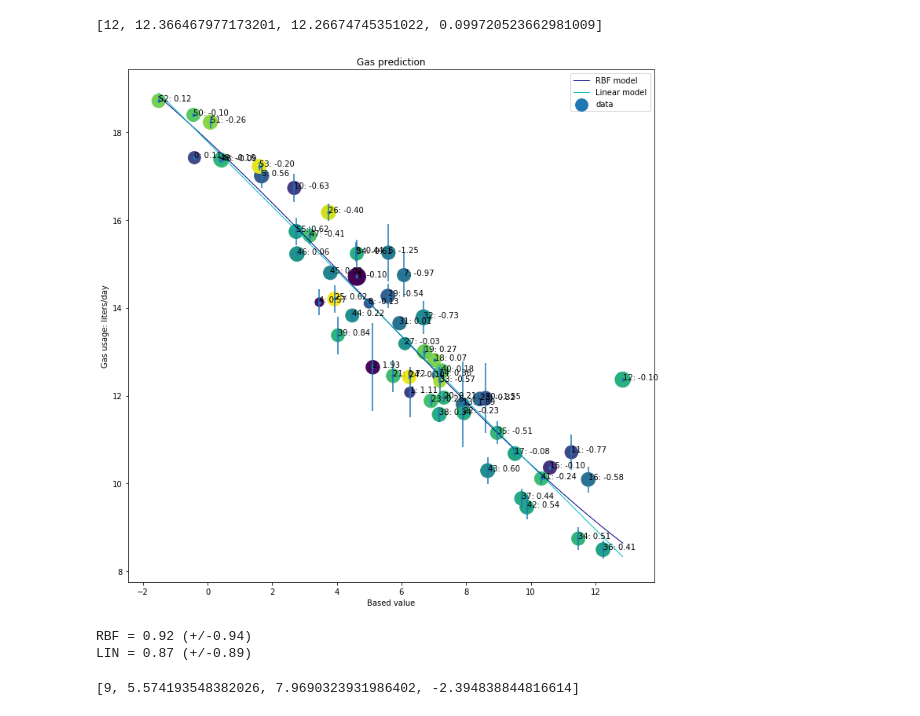
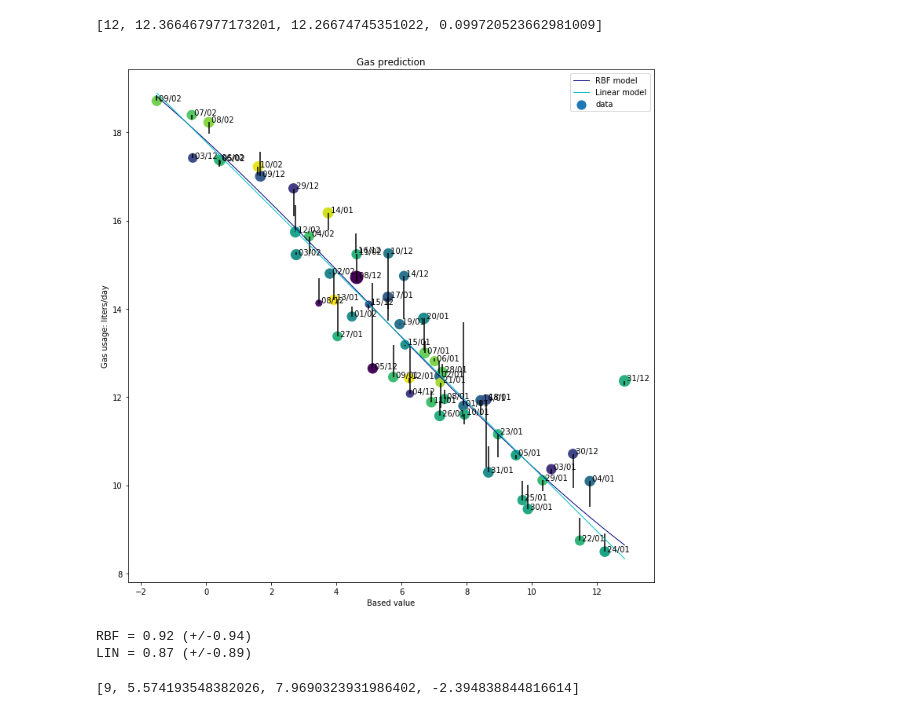
Before and after one commit to SergeyAnokhin/jupyter, a Jupyter notebook: gas usage.ipynb, the cells around one changed output. Cells and saved outputs as stored; diff of their text form; code cells hidden in the pictures.

Commit message:
imrouve visualization with dates

```diff
--- a/gas usage.ipynb
+++ b/gas usage.ipynb
@@ -122,39 +123,42 @@ fit_rbf_1d = svr_rbf.fit(X, gas_Y, wieghts)
 fit_lin_1d = svr_lin.fit(X, gas_Y, wieghts)
 
 y_rbf = fit_rbf_1d.predict(sampling_X)
 y_lin = fit_lin_1d.predict(sampling_X)
 y_rbf_OnX = fit_rbf.predict(all_X)
 
-barerror = cHelper.Normalize(np.absolute(y_rbf_OnX - gas_Y))*1.0
+barerror = y_rbf_OnX - gas_Y # cHelper.Normalize(np.absolute( ))*1.0
 color = cHelper.Normalize(fl2temp_X)
-annotation = y_rbf_OnX - gas_Y #np.array(fl2temp_X).reshape(len(fl2temp_X))
-size = cHelper.Normalize(durations)*500.0
+annotation = time_keys #np.array(fl2temp_X).reshape(len(fl2temp_X))
+size = cHelper.Normalize(durations)*250.0
 
 lw = 1
 fig = plt.figure(figsize=(12, 12))
 ax = fig.add_subplot(111)
 ax.plot(sampling_X, y_rbf, color='navy', lw=lw, label='RBF model')
 ax.plot(sampling_X, y_lin, color='c', lw=lw, label='Linear model')
-ax.errorbar(X, gas_Y, yerr=barerror, fmt='.')
+#ax.errorbar(X, gas_Y, yerr=barerror, fmt='.')
+ax.vlines(X, gas_Y, gas_Y + barerror)
 ax.scatter(X, gas_Y, c=color, s=size, label='data')
 plt.title('Gas prediction')
 plt.xlabel('Based value')
 plt.ylabel('Gas usage: liters/day')
 ax.legend()
 #ax.rcParams["figure.figsize"] = [12, 12]
 
 for i in range(len(annotation)):
-    txt = "{}: {:.2f}".format(indexes[i], annotation[i])
+    #txt = "{}: {:.2f}".format(indexes[i], annotation[i])
+    dates = annotation[i].split('Z-')
+    txt = " {1:%d/%m}".format(i, parse(dates[1]))
     ax.annotate(txt, (X[i][0],gas_Y[i]), fontsize=10)
 
 plt.show()
 
 scores = cross_val_score(svr_rbf, X, gas_Y, scoring="neg_mean_squared_error", cv=10)
 print("RBF = {:.2f} (+/-{:.2f})".format(-scores.mean(), scores.std()))
 scores = cross_val_score(svr_lin, X, gas_Y, scoring="neg_mean_squared_error", cv=10)
 print("LIN = {:.2f} (+/-{:.2f})".format(-scores.mean(), scores.std()))
 # %% [output]
-[figure, old version]
+[figure, new version]
 RBF = 0.92 (+/-0.94)
 LIN = 0.87 (+/-0.89)
 # %%
```
Also changed, not shown: parts of 1 cell of this notebook, 1 other file.
